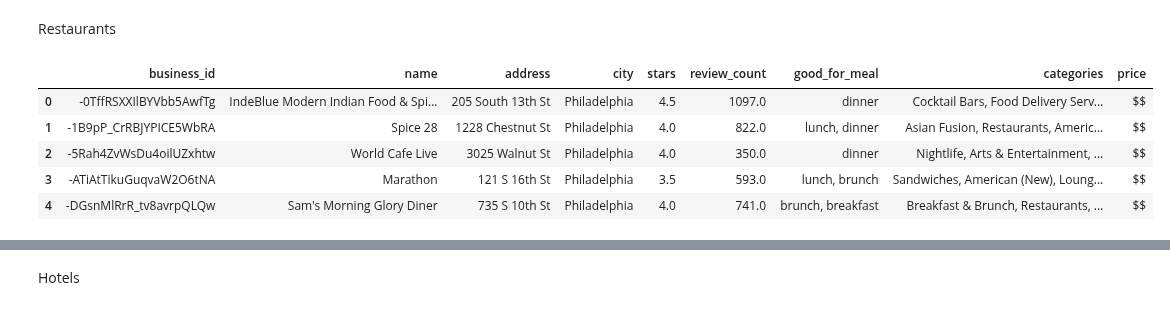
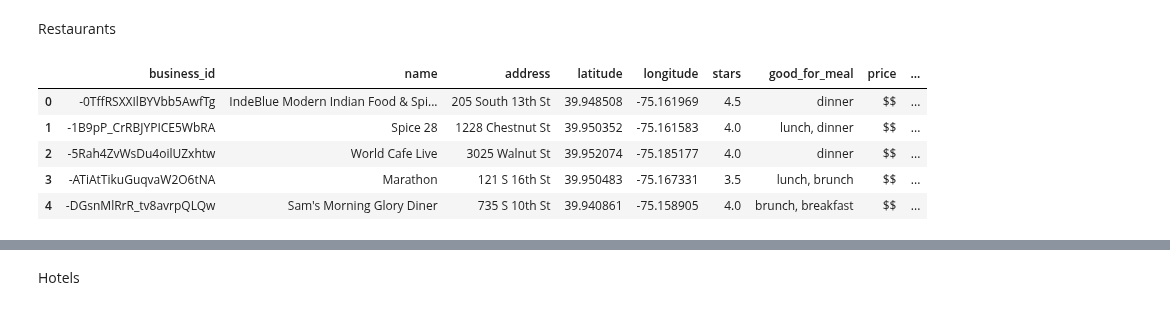
Before and after one commit to EthanWTL/Travel-Planning-AI, a Jupyter notebook: YelpDataSetCreation.ipynb, the cells around one changed output, grey strips where cells are left out. Cells and saved outputs as stored; diff of their text form; code cells hidden in the pictures.

```diff
--- a/YelpDataSetCreation.ipynb
+++ b/YelpDataSetCreation.ipynb
@@ -727,19 +727,19 @@ Restaurants
 # %%
 import json
 import pandas as pd
 
 data = []
-with open('Datasets/Restaurants_pruned.jsonl', 'r') as f:
+with open('Datasets/Restaurants_task1.jsonl', 'r') as f:
     for line in f:
         data.append(json.loads(line))
 
 df = pd.DataFrame(data)
 df.head()
 # %% [output]
-|  | business_id | name | address | city | stars | review_count | good_for_meal | categories | price |
-| 0 | -0TffRSXXIlBYVbb5AwfTg | IndeBlue Modern Indian Food & Spi... | 205 South 13th St | Philadelphia | 4.5 | 1097.0 | dinner | Cocktail Bars, Food Delivery Serv... | $$ |
-| 1 | -1B9pP_CrRBJYPICE5WbRA | Spice 28 | 1228 Chestnut St | Philadelphia | 4.0 | 822.0 | lunch, dinner | Asian Fusion, Restaurants, Americ... | $$ |
-| 2 | -5Rah4ZvWsDu4oilUZxhtw | World Cafe Live | 3025 Walnut St | Philadelphia | 4.0 | 350.0 | dinner | Nightlife, Arts & Entertainment, ... | $$ |
-| 3 | -ATiAtTikuGuqvaW2O6tNA | Marathon | 121 S 16th St | Philadelphia | 3.5 | 593.0 | lunch, brunch | Sandwiches, American (New), Loung... | $$ |
-| 4 | -DGsnMlRrR_tv8avrpQLQw | Sam's Morning Glory Diner | 735 S 10th St | Philadelphia | 4.0 | 741.0 | brunch, breakfast | Breakfast & Brunch, Restaurants, ... | $$ |
+|  | business_id | name | address | latitude | longitude | stars | good_for_meal | price | ... |
+| 0 | -0TffRSXXIlBYVbb5AwfTg | IndeBlue Modern Indian Food & Spi... | 205 South 13th St | 39.948508 | -75.161969 | 4.5 | dinner | $$ | ... |
+| 1 | -1B9pP_CrRBJYPICE5WbRA | Spice 28 | 1228 Chestnut St | 39.950352 | -75.161583 | 4.0 | lunch, dinner | $$ | ... |
+| 2 | -5Rah4ZvWsDu4oilUZxhtw | World Cafe Live | 3025 Walnut St | 39.952074 | -75.185177 | 4.0 | dinner | $$ | ... |
+| 3 | -ATiAtTikuGuqvaW2O6tNA | Marathon | 121 S 16th St | 39.950483 | -75.167331 | 3.5 | lunch, brunch | $$ | ... |
+| 4 | -DGsnMlRrR_tv8avrpQLQw | Sam's Morning Glory Diner | 735 S 10th St | 39.940861 | -75.158905 | 4.0 | brunch, breakfast | $$ | ... |
 # %%
```
Also changed, not shown: parts of 28 cells of this notebook, 3 other files.
